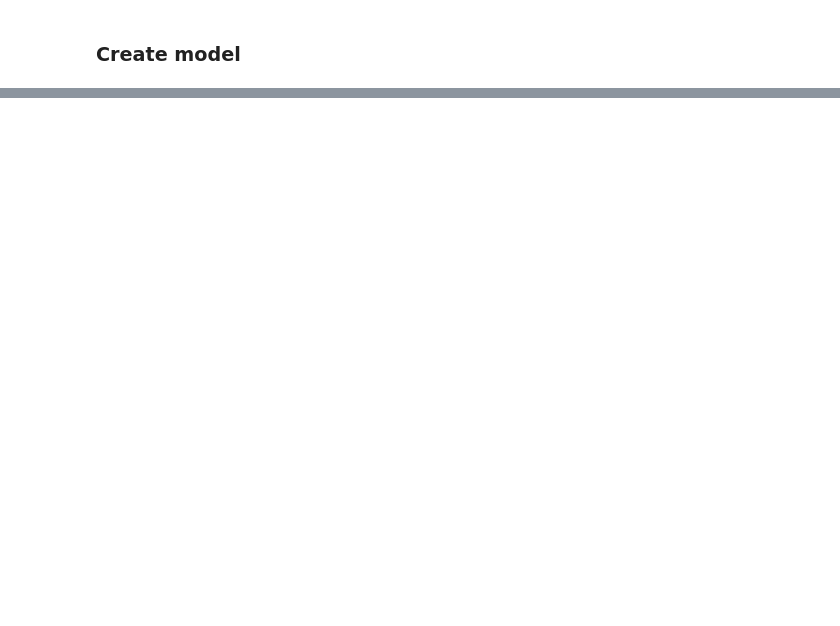
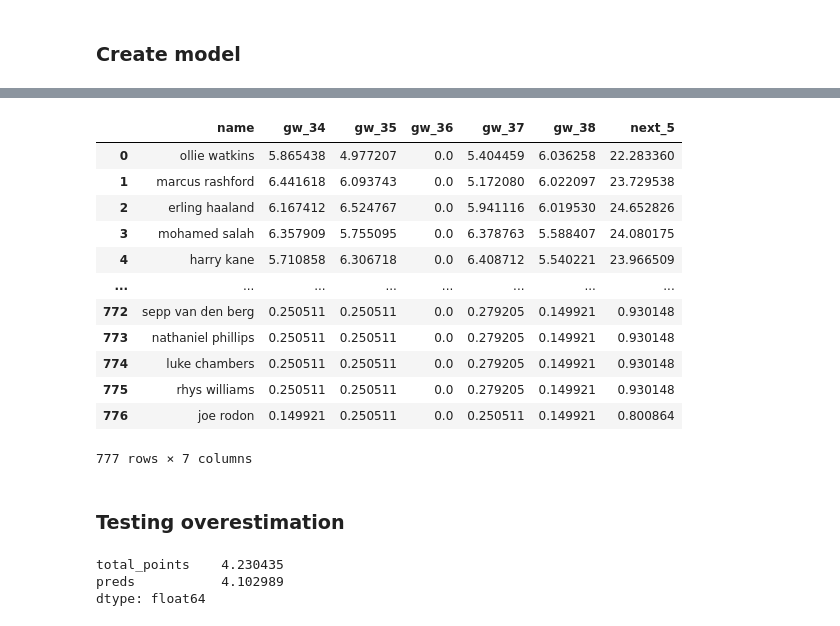
Before and after one commit to dominicbates/fpl-model, a Jupyter notebook: notebooks/modelling.ipynb, the cells around one changed output, grey strips where cells are left out. Drawn from its saved outputs; the diff is of its cells as text; code cells hidden in the pictures; blank space fills up the shorter version.

```diff
--- a/notebooks/modelling.ipynb
+++ b/notebooks/modelling.ipynb
@@ -181 +556,29 @@ model = Classifier(features, classifier='XGBoost')
+# %%
+fake_output.sort_values(by='gw_38',ascending=False).reset_index(drop=True)
+# %% [output]
+|  | name | gw_34 | gw_35 | gw_36 | gw_37 | gw_38 | next_5 |
+| 0 | ollie watkins | 5.865438 | 4.977207 | 0.0 | 5.404459 | 6.036258 | 22.283360 |
+| 1 | marcus rashford | 6.441618 | 6.093743 | 0.0 | 5.172080 | 6.022097 | 23.729538 |
+| 2 | erling haaland | 6.167412 | 6.524767 | 0.0 | 5.941116 | 6.019530 | 24.652826 |
+| 3 | mohamed salah | 6.357909 | 5.755095 | 0.0 | 6.378763 | 5.588407 | 24.080175 |
+| 4 | harry kane | 5.710858 | 6.306718 | 0.0 | 6.408712 | 5.540221 | 23.966509 |
+| ... | ... | ... | ... | ... | ... | ... | ... |
+| 772 | sepp van den berg | 0.250511 | 0.250511 | 0.0 | 0.279205 | 0.149921 | 0.930148 |
+| 773 | nathaniel phillips | 0.250511 | 0.250511 | 0.0 | 0.279205 | 0.149921 | 0.930148 |
+| 774 | luke chambers | 0.250511 | 0.250511 | 0.0 | 0.279205 | 0.149921 | 0.930148 |
+| 775 | rhys williams | 0.250511 | 0.250511 | 0.0 | 0.279205 | 0.149921 | 0.930148 |
+| 776 | joe rodon | 0.149921 | 0.250511 | 0.0 | 0.250511 | 0.149921 | 0.800864 |
+777 rows × 7 columns
+# %% [markdown]
+### Testing overestimation
+# %%
+top_names = list(df_test.groupby('name_cleaned')['total_points'].sum().sort_values(ascending=False)[0:50].index)
+m_select = (df_test['name_cleaned'] == 'lolololol')
+for name in top_names:
+    m_select = m_select | (df_test['name_cleaned'] == name)
+df_test[m_select][['total_points','preds']].mean()
+# %% [output]
+total_points    4.230435
+preds           4.102989
+dtype: float64
 # %%
```
Also changed, not shown: parts of 28 cells of this notebook, 2 other files.
